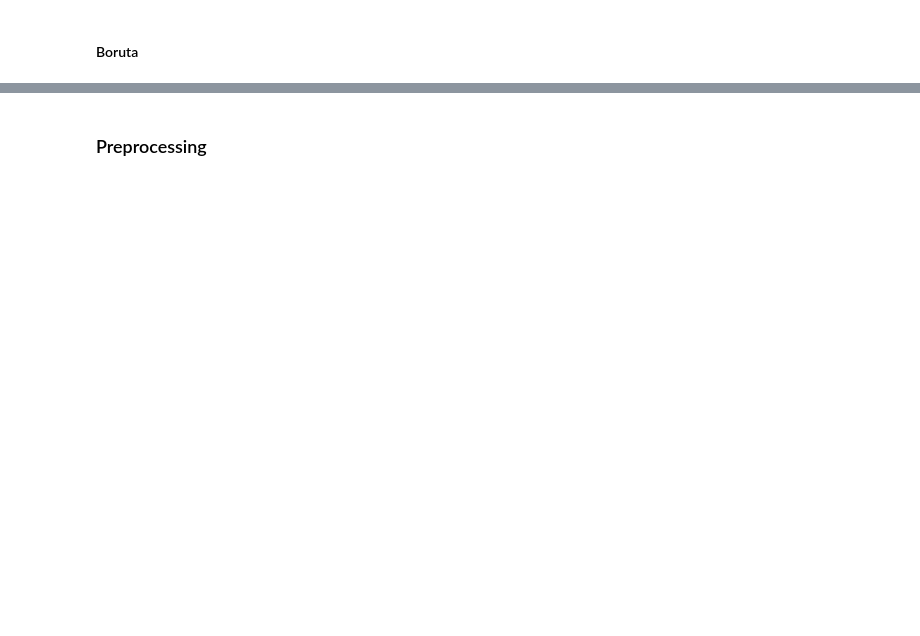
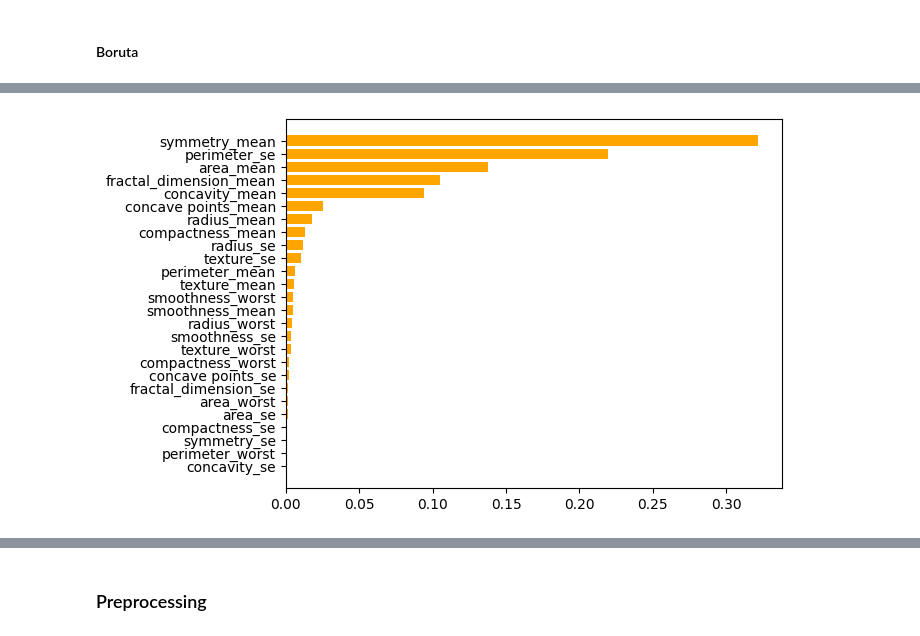
Before and after one commit to julienRactM/building-perceptron, a Jupyter notebook: building-perceptron.ipynb, the cells around one changed output, grey strips where cells are left out. Saved outputs shown, nothing was run; the diff lists cells and outputs as text; code cells hidden in the pictures; blank space fills up the shorter version.

```diff
--- a/building-perceptron.ipynb
+++ b/building-perceptron.ipynb
@@ -348,2 +368,25 @@ plt.show()
 # %% [markdown]
 #### Boruta
+# %%
+# Boruta is not up to date with the latests versions of numpy so we need to do this to fix the int error
+np.int = np.int32
+np.float = np.float64
+np.bool = np.bool_
+
+
+# Get the names of the features
+features_names = df.drop(columns=['diagnosis']).columns
+
+rf = RandomForestRegressor(n_estimators=200, n_jobs=-1, max_depth=5)
+
+feat_selector = BorutaPy(rf, n_estimators='auto', verbose=2, random_state=42)
+
+# find all relevant features
+feat_selector.fit(df.drop(columns=['diagnosis']).values, df.diagnosis.values)
+
+# check selected features
+print(feat_selector.support_)
+
+
+# check ranking of features
+print(feat_selector.ranking_)
@@ -349,0 +431,10 @@ plt.show()
+# %%
+from sklearn.feature_selection import RFECV
+
+f_i = list(zip(features_names,rf.feature_importances_))
+f_i.sort(key = lambda x : x[1])
+plt.barh([x[0] for x in f_i],[x[1] for x in f_i])
+
+plt.show()
+# %% [output]
+[figure, added]
```
Also changed, not shown: parts of 22 cells of this notebook, 3 other files.
